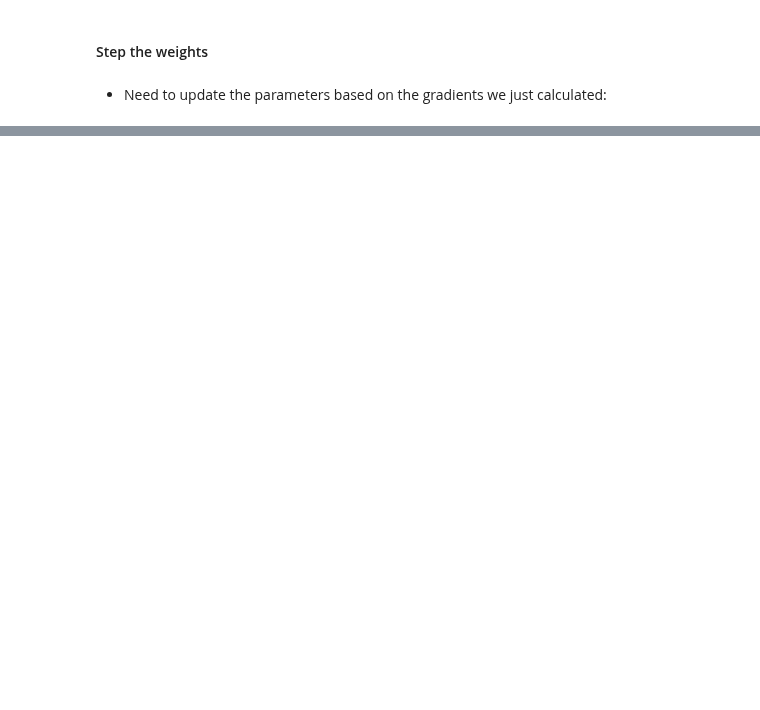
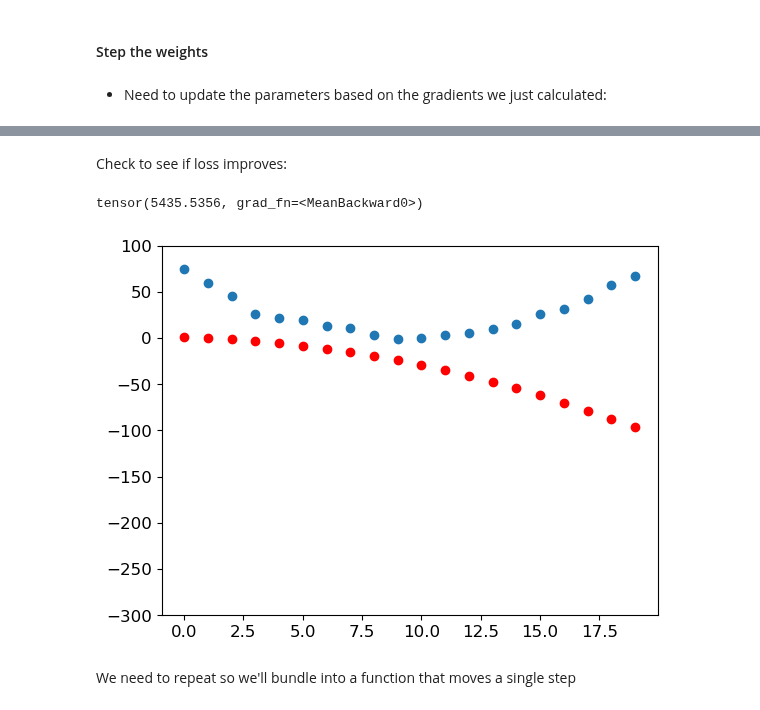
Before and after one commit to peterbull/deep-learning-projects, a Jupyter notebook: 04_ch.ipynb, the cells around one changed output, grey strips where cells are left out. Saved outputs shown, nothing was run; the diff lists cells and outputs as text; code cells hidden in the pictures; blank space fills up the shorter version.

```diff
--- a/04_ch.ipynb
+++ b/04_ch.ipynb
@@ -1133,3 +1140,7 @@ tensor([ 0.3786, -0.2473,  0.0460], requires_grad=True)
 #### Step the weights
 # %% [markdown]
 - Need to update the parameters based on the gradients we just calculated:
+# %%
+lr = 1e-5
+params.data -= lr * params.grad.data
+params.grad = None
@@ -1135,0 +1152,13 @@ tensor([ 0.3786, -0.2473,  0.0460], requires_grad=True)
+# %% [markdown]
+Check to see if loss improves:
+# %%
+preds = f(time, params)
+mse(preds, speed)
+# %% [output]
+tensor(5435.5356, grad_fn=<MeanBackward0>)
+# %%
+show_preds(preds)
+# %% [output]
+[figure, added]
+# %% [markdown]
+We need to repeat so we'll bundle into a function that moves a single step
```
Also changed, not shown: parts of 25 cells of this notebook.
